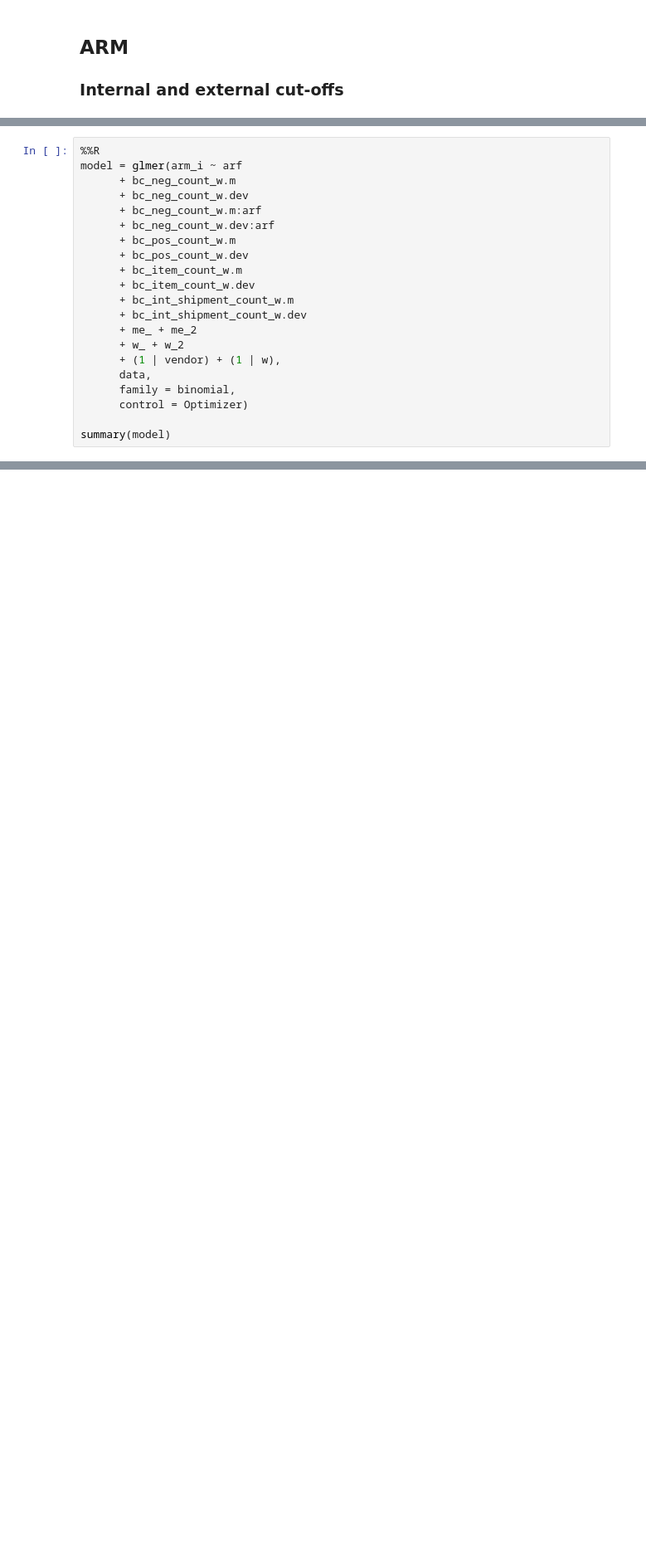
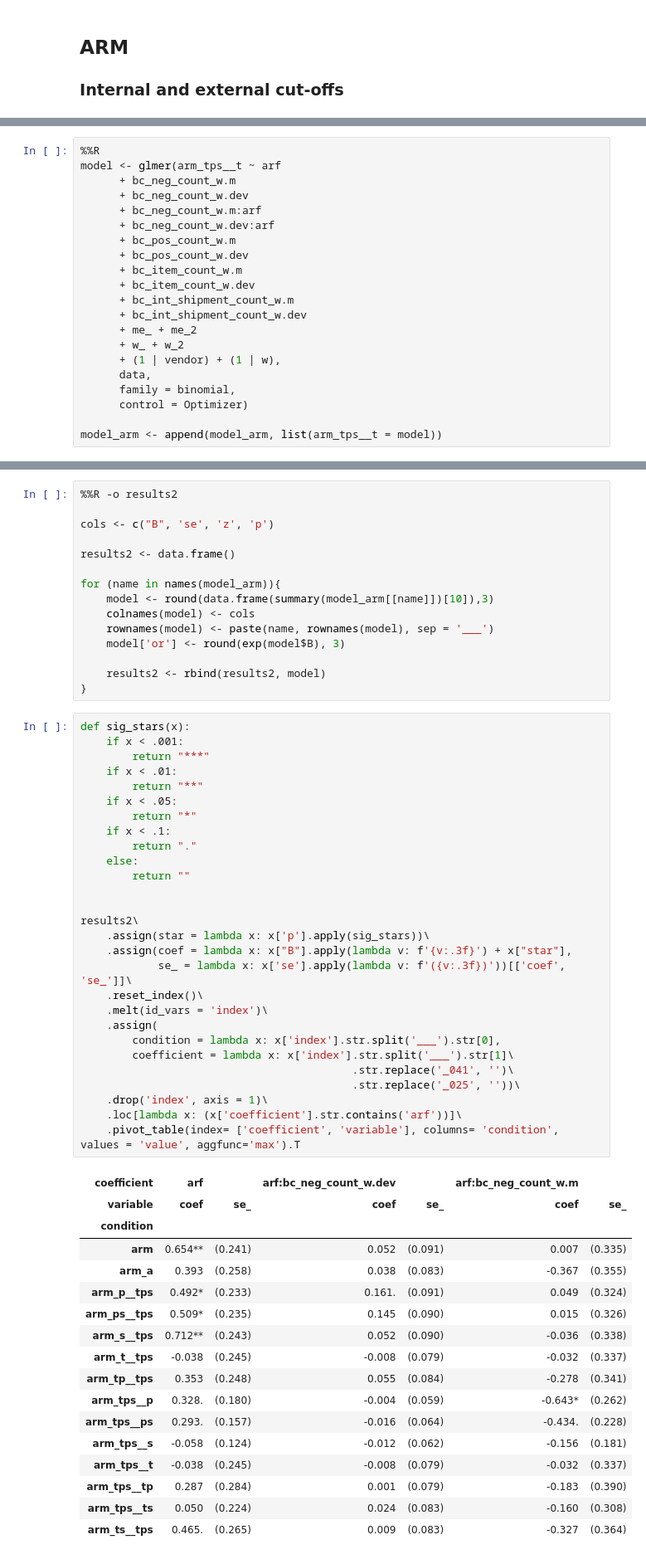
Before and after one commit to jossl95/ARF, a Jupyter notebook: Robustness.ipynb, the cells around one changed output, grey strips where cells are left out. Shown: that part at 83% size. Drawn from its saved outputs; the diff is of its cells as text; blank space fills up the shorter version.

```diff
--- a/Robustness.ipynb
+++ b/Robustness.ipynb
@@ -688,6 +830,6 @@ Use print(object, correlation=TRUE)  or
 # %%
 %%R
-model = glmer(arm_i ~ arf
+model <- glmer(arm_tps__t ~ arf
       + bc_neg_count_w.m
       + bc_neg_count_w.dev
       + bc_neg_count_w.m:arf
@@ -705,4 +847,4 @@ model = glmer(arm_i ~ arf
       family = binomial,
       control = Optimizer)
 
-summary(model)
+model_arm <- append(model_arm, list(arm_tps__t = model))
@@ -730,0 +893,61 @@ Use print(object, correlation=TRUE)  or
+# %%
+%%R -o results2
+
+cols <- c("B", 'se', 'z', 'p')
+
+results2 <- data.frame()
+
+for (name in names(model_arm)){
+    model <- round(data.frame(summary(model_arm[[name]])[10]),3)
+    colnames(model) <- cols
+    rownames(model) <- paste(name, rownames(model), sep = '___')
+    model['or'] <- round(exp(model$B), 3)
+
+    results2 <- rbind(results2, model)
+}
+# %%
+def sig_stars(x):
+    if x < .001:
+        return "***"
+    if x < .01:
+        return "**"
+    if x < .05:
+        return "*"
+    if x < .1:
+        return "."
+    else:
+        return ""
+
+
+results2\
+    .assign(star = lambda x: x['p'].apply(sig_stars))\
+    .assign(coef = lambda x: x["B"].apply(lambda v: f'{v:.3f}') + x["star"],
+            se_ = lambda x: x['se'].apply(lambda v: f'({v:.3f})'))[['coef', 'se_']]\
+    .reset_index()\
+    .melt(id_vars = 'index')\
+    .assign(
+        condition = lambda x: x['index'].str.split('___').str[0],
+        coefficient = lambda x: x['index'].str.split('___').str[1]\
+                                          .str.replace('_041', '')\
+                                          .str.replace('_025', ''))\
+    .drop('index', axis = 1)\
+    .loc[lambda x: (x['coefficient'].str.contains('arf'))]\
+    .pivot_table(index= ['coefficient', 'variable'], columns= 'condition', values = 'value', aggfunc='max').T
+# %% [output]
+| coefficient | arf |  | arf:bc_neg_count_w.dev |  | arf:bc_neg_count_w.m |  |
+| variable | coef | se_ | coef | se_ | coef | se_ |
+| condition |  |  |  |  |  |  |
+| arm | 0.654** | (0.241) | 0.052 | (0.091) | 0.007 | (0.335) |
+| arm_a | 0.393 | (0.258) | 0.038 | (0.083) | -0.367 | (0.355) |
+| arm_p__tps | 0.492* | (0.233) | 0.161. | (0.091) | 0.049 | (0.324) |
+| arm_ps__tps | 0.509* | (0.235) | 0.145 | (0.090) | 0.015 | (0.326) |
+| arm_s__tps | 0.712** | (0.243) | 0.052 | (0.090) | -0.036 | (0.338) |
+| arm_t__tps | -0.038 | (0.245) | -0.008 | (0.079) | -0.032 | (0.337) |
+| arm_tp__tps | 0.353 | (0.248) | 0.055 | (0.084) | -0.278 | (0.341) |
+| arm_tps__p | 0.328. | (0.180) | -0.004 | (0.059) | -0.643* | (0.262) |
+| arm_tps__ps | 0.293. | (0.157) | -0.016 | (0.064) | -0.434. | (0.228) |
+| arm_tps__s | -0.058 | (0.124) | -0.012 | (0.062) | -0.156 | (0.181) |
+| arm_tps__t | -0.038 | (0.245) | -0.008 | (0.079) | -0.032 | (0.337) |
+| arm_tps__tp | 0.287 | (0.284) | 0.001 | (0.079) | -0.183 | (0.390) |
+| arm_tps__ts | 0.050 | (0.224) | 0.024 | (0.083) | -0.160 | (0.308) |
+| arm_ts__tps | 0.465. | (0.265) | 0.009 | (0.083) | -0.327 | (0.364) |
```
Also changed, not shown: parts of 30 cells of this notebook, 1 other file.
